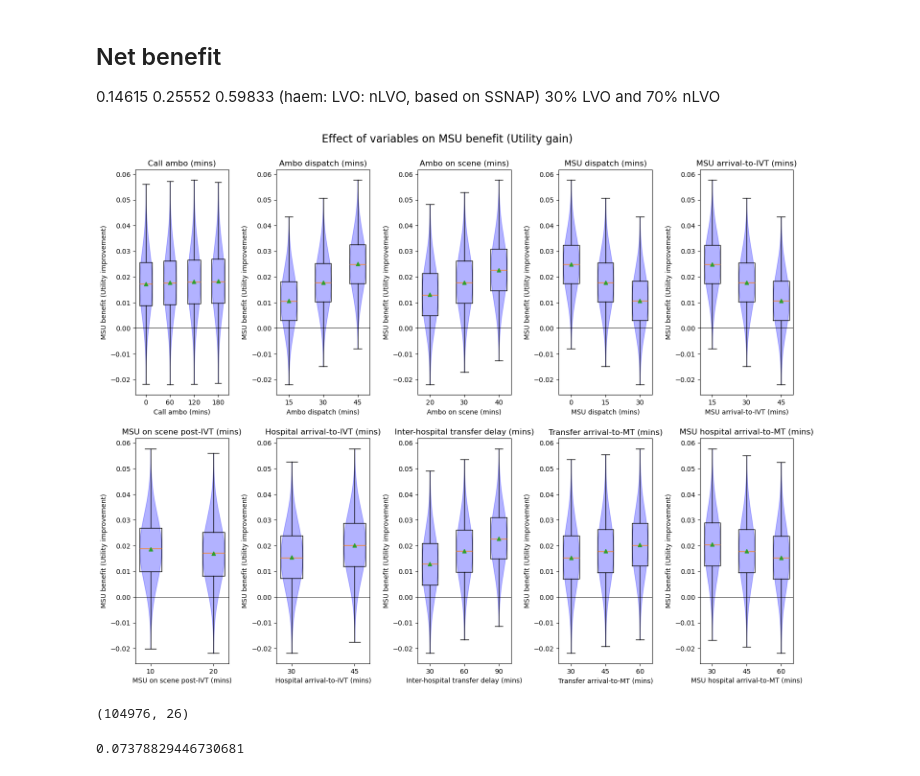
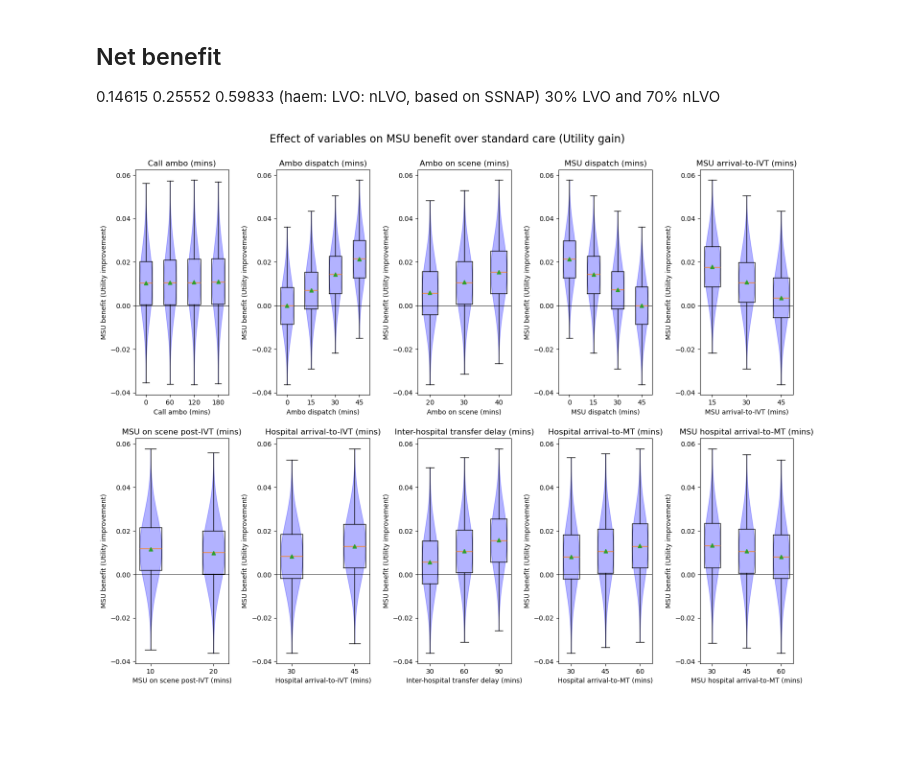
Before and after one commit to stroke-modelling/muster2, a Jupyter notebook: scenario_analysis/scenario_1_analysis.ipynb, the cells around one changed output. Drawn from its saved outputs; the diff is of its cells as text; code cells hidden in the pictures; blank space fills up the shorter version.

```diff
--- a/scenario_analysis/scenario_1_analysis.ipynb
+++ b/scenario_analysis/scenario_1_analysis.ipynb
@@ -6,8 +6,8 @@ import numpy as np
 import matplotlib.pyplot as plt
 # %%
 # Load data
-scenario_list = pd.read_csv('scenario_list_test_1.csv', index_col='Scenario')
-scenario_results = pd.read_csv('scenario_results_test_1.csv', low_memory=False, index_col=0)
+scenario_list = pd.read_csv('scenario_list_test_3.csv', index_col='Scenario')
+scenario_results = pd.read_csv('scenario_results_test_3.csv', low_memory=False, index_col=0)
 
 # Merge on index
 data = pd.merge(scenario_list, scenario_results, left_index=True, right_index=True)
@@ -180,7 +179,7 @@ results['time_to_mt_without_transfer_without_travel_normal_care'] = np.sum([
     results['process_time_call_ambulance'],
     results['process_time_ambulance_response'],
     results['process_ambulance_on_scene_duration'],
-    results['process_time_transfer_arrival_to_puncture'],
+    results['process_time_arrival_to_puncture'],
 ], axis=0)
 # %%
 results['time_to_ivt_without_travel_msu'] = np.sum([
@@ -394,7 +286,7 @@ variables = ['process_time_call_ambulance',
  'process_msu_on_scene_post_thrombolysis',
  'process_time_arrival_to_needle',
  'transfer_time_delay',
- 'process_time_transfer_arrival_to_puncture',
+ 'process_time_arrival_to_puncture',
  'process_time_msu_arrival_to_puncture',
 ]
 
@@ -408,8 +300,7 @@ rename_var_dict = {
 'process_msu_on_scene_post_thrombolysis':'MSU on scene post-IVT (mins)',
 'process_time_arrival_to_needle':'Hospital arrival-to-IVT (mins)',
 'transfer_time_delay':'Inter-hospital transfer delay (mins)',
-'process_time_arrival_to_puncture':'Hospital arrival-to-MT for\nIVT/MT admissions (mins)',
-'process_time_transfer_arrival_to_puncture':'Transfer arrival-to-MT (mins)',
+'process_time_arrival_to_puncture':'Hospital arrival-to-MT (mins)',
 'process_time_msu_arrival_to_puncture':'MSU hospital arrival-to-MT (mins)',
 }
 
@@ -433,41 +324,37 @@ rename_result_dict = {
 
 
 
 for i,result in enumerate(results_cols):
     fig = plt.figure(figsize=(15, 12))
     y = results[result]
     for i, var in enumerate(variables):
         ax = fig.add_subplot(2,5,i+1)
         x = results[var]
         # Get unique values of X and plot a violin plot of y for each value
         unique_x = np.unique(x)
         for u in unique_x:
             y_for_x = y[x == u]
             # calculate widths to fit x axis
             widths = 0.7 * (max(unique_x) - min(unique_x)) / len(unique_x)
             #ax.violinplot(y_for_x, positions=[u], showextrema=False, showmeans=True, widths=widths, points=45)
             # Color
             parts = ax.violinplot(y_for_x, positions=[u], showextrema=False, showmeans=False, widths=widths, points=45)
             for pc in parts['bodies']:
                 pc.set_facecolor('blue')
                 pc.set_edgecolor('blue')
             ax.boxplot(y_for_x, positions=[u], showmeans=True, widths=widths, whis=100)
             # Add line at y=0
             ax.axhline(0, color='black', lw=0.5)
         ax.set_title(rename_var_dict[var])
         ax.set_xlabel(rename_var_dict[var])
         ax.set_ylabel(f'MSU benefit (Utility improvement)')
-    fig.suptitle(f'Effect of variables on MSU benefit (Utility gain)', fontsize=16)
+    fig.suptitle(f'Effect of variables on MSU benefit over standard care (Utility gain)', fontsize=16)
     fig.tight_layout(pad=2)
     plt.show()
 # %% [output]
-[figure, old version]
+[figure, new version]
 # %%
 results.shape
-# %% [output]
-(104976, 26)
 # %%
 mask = results['msu_net_benefit'] < 0
 mask.mean()
-# %% [output]
-0.07378829446730681
```
Also changed, not shown: parts of 8 cells of this notebook, 1 other file.
